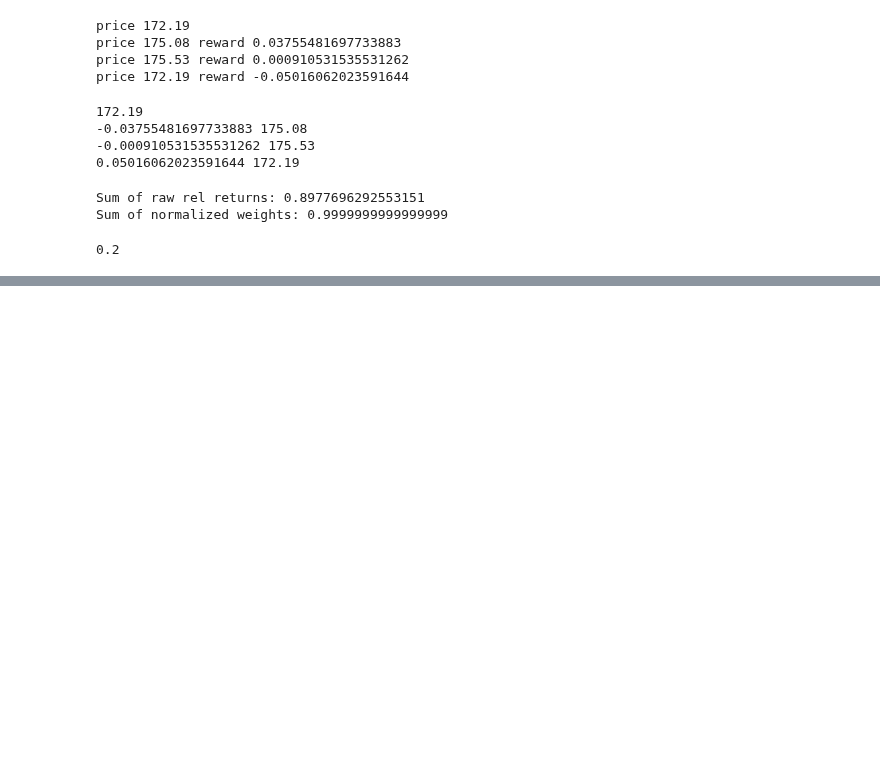
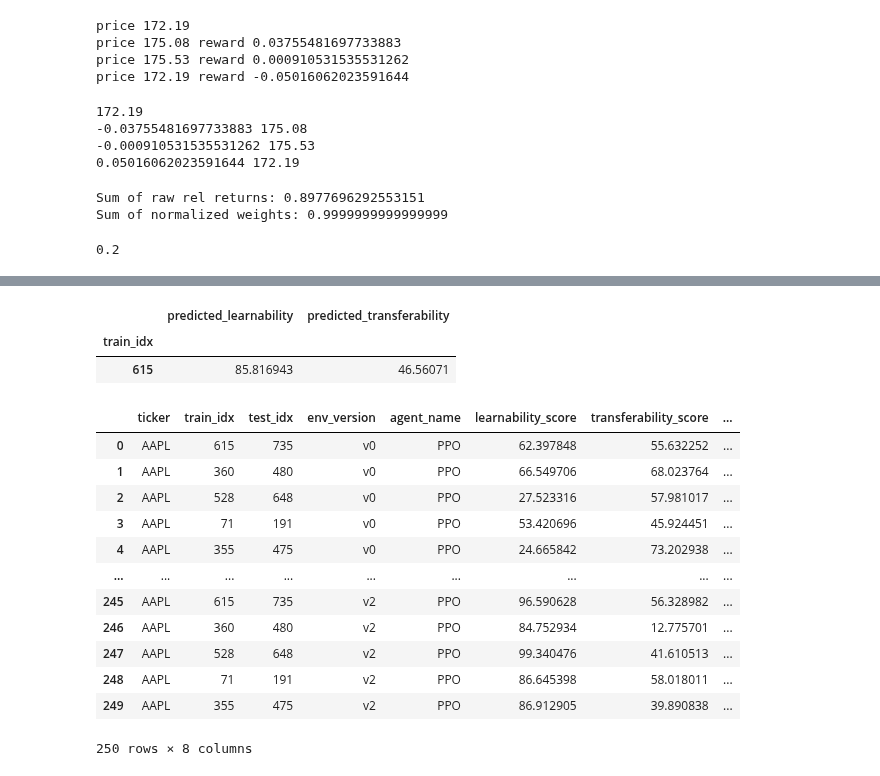
Before and after one commit to pihh/RL-Stock-Market-Masterpiece-Human-x-AI-Collab, a Jupyter notebook: notebooks/TO DELETE.ipynb, the cells around one changed output, grey strips where cells are left out. Saved outputs shown, nothing was run; the diff lists cells and outputs as text; code cells hidden in the pictures; blank space fills up the shorter version.

```diff
--- a/notebooks/TO DELETE.ipynb
+++ b/notebooks/TO DELETE.ipynb
@@ -440,0 +653,22 @@ result_df
+# %%
+bm.predict_episode_success(bm.result_df[bm.result_df['train_idx']==615].groupby('train_idx').mean(numeric_only=True)[['entropy', 'volatility', 'hurst', 'adf_pval', 'mean_return', 'return_trend', 'kurtosis_return', 'skew_return', 'max_drawdown']])
+# %% [output]
+|  | predicted_learnability | predicted_transferability |
+| train_idx |  |  |
+| 615 | 85.816943 | 46.56071 |
+# %%
+bm.get_episodes_report()
+# %% [output]
+|  | ticker | train_idx | test_idx | env_version | agent_name | learnability_score | transferability_score | ... |
+| 0 | AAPL | 615 | 735 | v0 | PPO | 62.397848 | 55.632252 | ... |
+| 1 | AAPL | 360 | 480 | v0 | PPO | 66.549706 | 68.023764 | ... |
+| 2 | AAPL | 528 | 648 | v0 | PPO | 27.523316 | 57.981017 | ... |
+| 3 | AAPL | 71 | 191 | v0 | PPO | 53.420696 | 45.924451 | ... |
+| 4 | AAPL | 355 | 475 | v0 | PPO | 24.665842 | 73.202938 | ... |
+| ... | ... | ... | ... | ... | ... | ... | ... | ... |
+| 245 | AAPL | 615 | 735 | v2 | PPO | 96.590628 | 56.328982 | ... |
+| 246 | AAPL | 360 | 480 | v2 | PPO | 84.752934 | 12.775701 | ... |
+| 247 | AAPL | 528 | 648 | v2 | PPO | 99.340476 | 41.610513 | ... |
+| 248 | AAPL | 71 | 191 | v2 | PPO | 86.645398 | 58.018011 | ... |
+| 249 | AAPL | 355 | 475 | v2 | PPO | 86.912905 | 39.890838 | ... |
+250 rows × 8 columns
```
Also changed, not shown: parts of 32 cells of this notebook, 4 other files.
